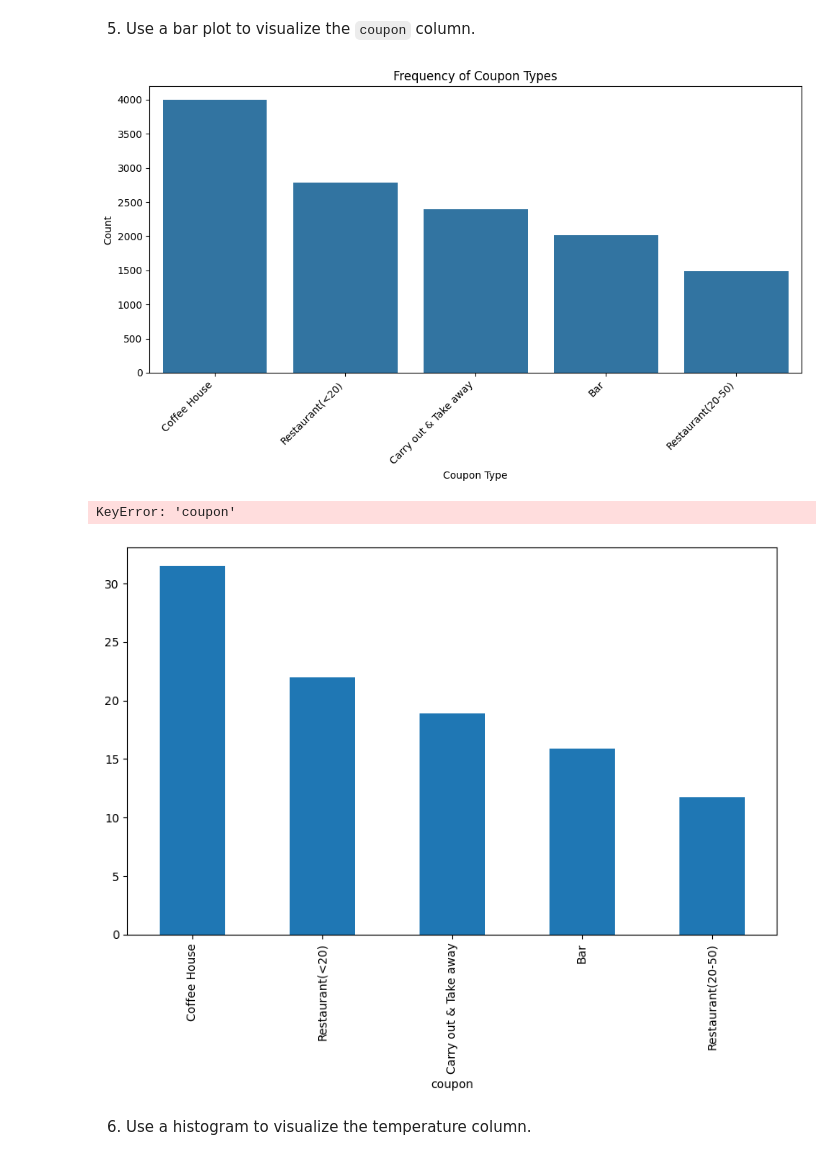
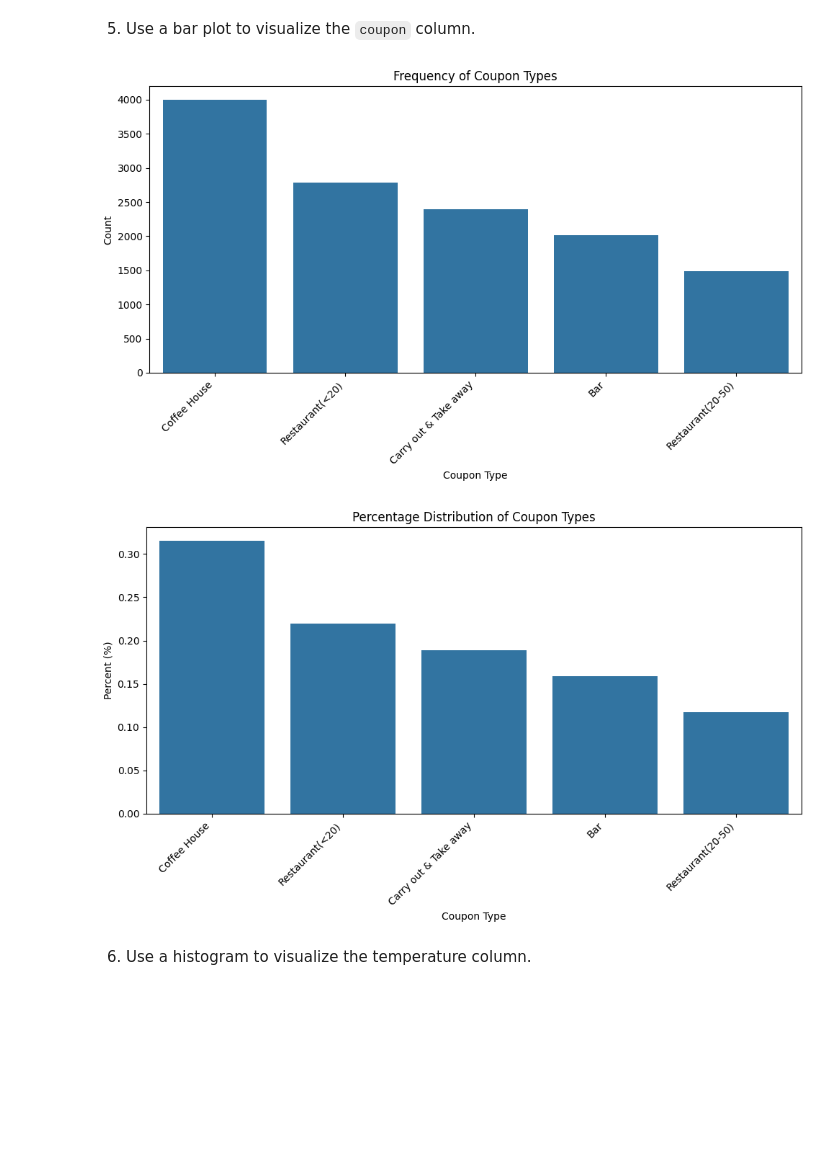
Before and after one commit to mateovargas/coupon-acceptance, a Jupyter notebook: prompt.ipynb, the cells around one changed output. Cells and saved outputs as stored; diff of their text form; code cells hidden in the pictures; blank space fills up the shorter version.

```diff
--- a/prompt.ipynb
+++ b/prompt.ipynb
@@ -207,38 +207,42 @@ print(acceptance_rate)
 # %%
 #plot showing raw counts of each coupon type
 plt.figure(figsize=(10, 6))
 sns.countplot(data, x="coupon", order=data["coupon"].value_counts().index)
 
 plt.title("Frequency of Coupon Types")
 plt.xlabel("Coupon Type")
 plt.ylabel("Count")
 plt.xticks(rotation=45, ha="right")
 plt.tight_layout()
 plt.savefig("visualizations/coupon_type_frequency.png")
 plt.show()
 
 #plot showing percentage distribution of each coupon type
-coupon_percent = data["coupon"].value_counts(normalize=True) * 100
+coupon_percent = (
+    data["coupon"]
+    .value_counts(normalize=True)
+    .rename_axis("coupon")
+    .reset_index(name="percent")
+)
+coupon_percent.columns = ["Coupon", "Percent"]
+
 plt.figure(figsize=(10, 6))
-coupon_percent.plot(kind="bar")
-
 sns.barplot(
     data=coupon_percent,
     x="Coupon",
     y="Percent",
 )
 
 plt.title("Percentage Distribution of Coupon Types")
 plt.xlabel("Coupon Type")
 plt.ylabel("Percent (%)")
 plt.xticks(rotation=45, ha="right")
 plt.tight_layout()
 plt.savefig("visualizations/coupon_type_frequency_percentage.png")
 plt.show()
 # %% [output]
 [figure]
-KeyError: 'coupon'
-[figure, old version]
+[figure, new version]
 # %% [markdown]
 6. Use a histogram to visualize the temperature column.
 # %% [markdown]
```
